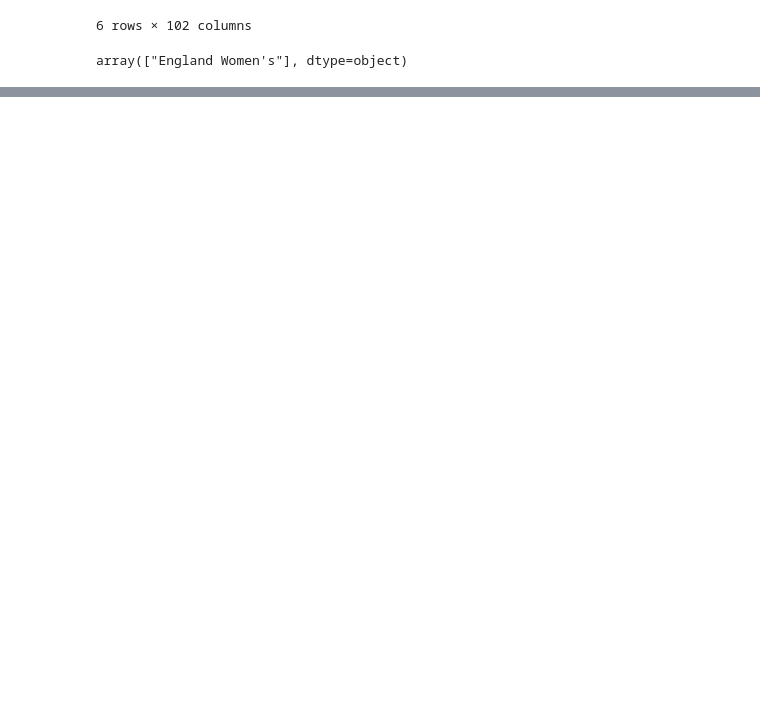
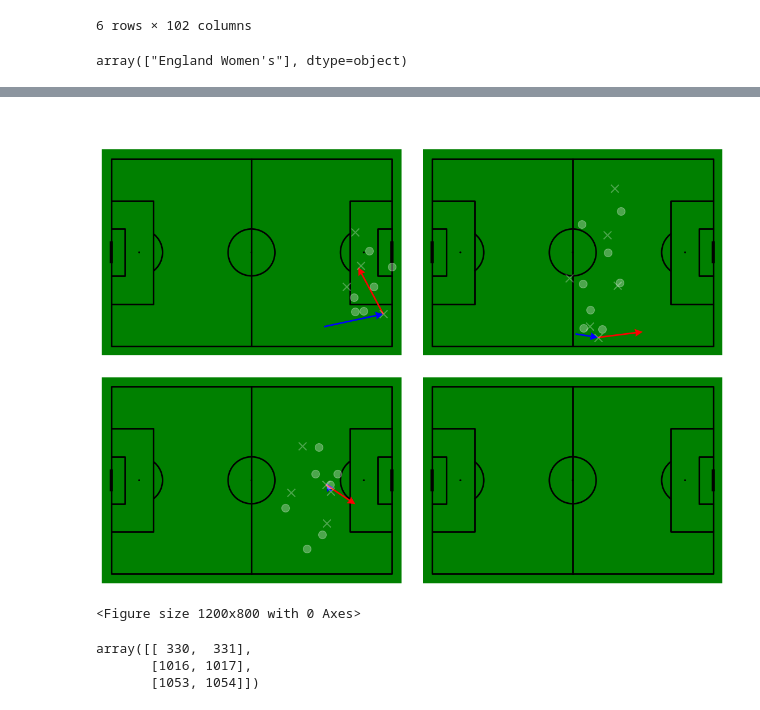
Before and after one commit to maia-trower/one_two_WSL, a Jupyter notebook: test_notebook.ipynb, the cells around one changed output, grey strips where cells are left out. Cells and saved outputs as stored; diff of their text form; code cells hidden in the pictures; blank space fills up the shorter version.

```diff
--- a/test_notebook.ipynb
+++ b/test_notebook.ipynb
@@ -268,0 +297,43 @@ for i in range(len(all_onetwos)):
+# %%
+# reshape onetwo idx
+
+temp = onetwos.reshape(-1,2)
+
+p = Pitch(line_color="black",pitch_color="green", pitch_type="statsbomb")
+
+fig, axs = p.grid(ncols=2, nrows=2, grid_height=0.85, title_height=0.06, axis=False, endnote_height=0, title_space=0, endnote_space=0)
+
+plt.figure(figsize=(12,8))
+
+#for each one-two ...
+for row, ax in zip(temp, axs['pitch'].flat):
+    onetwodf = all_onetwos.loc[row]
+
+    i=0
+    p.arrows(xstart=onetwodf["x_start"].iloc[i], ystart=onetwodf["y_start"].iloc[i], xend=onetwodf["x_end"].iloc[i], yend=onetwodf["y_end"].iloc[i], ax=ax, width=2, headwidth=5, headlength=5, color="blue")
+    p.arrows(xstart=onetwodf["x_start"].iloc[i+1], ystart=onetwodf["y_start"].iloc[i+1], xend=onetwodf["x_end"].iloc[i+1], yend=onetwodf["y_end"].iloc[i+1], ax=ax, width=2, headwidth=5, headlength=5, color="red")
+
+    try:
+        for x in onetwodf.iloc[i+1]["freeze_frame"]:
+            if x["teammate"]:
+                color="white"
+                p.scatter(x=x["location"][0], y=x["location"][1], ax=ax, c=color, s=100, alpha=0.3, marker='x')
+            else:
+                color="white"
+                p.scatter(x=x["location"][0], y=x["location"][1], ax=ax, c=color, s=100, alpha=0.3)
+    except Exception:
+        pass
+
+#
+# #We have more than enough pitches - remove them
+# for ax in axs['pitch'][-1, 25 - len(names):]:
+#     ax.remove(ax)
+# %% [output]
+[figure, added]
+<Figure size 1200x800 with 0 Axes>
+# %%
+np.array(all_onetwos.index).reshape(-1,2)
+# %% [output]
+array([[ 330,  331],
+       [1016, 1017],
+       [1053, 1054]])
```
Also changed, not shown: parts of 4 cells of this notebook, 1 other file.
